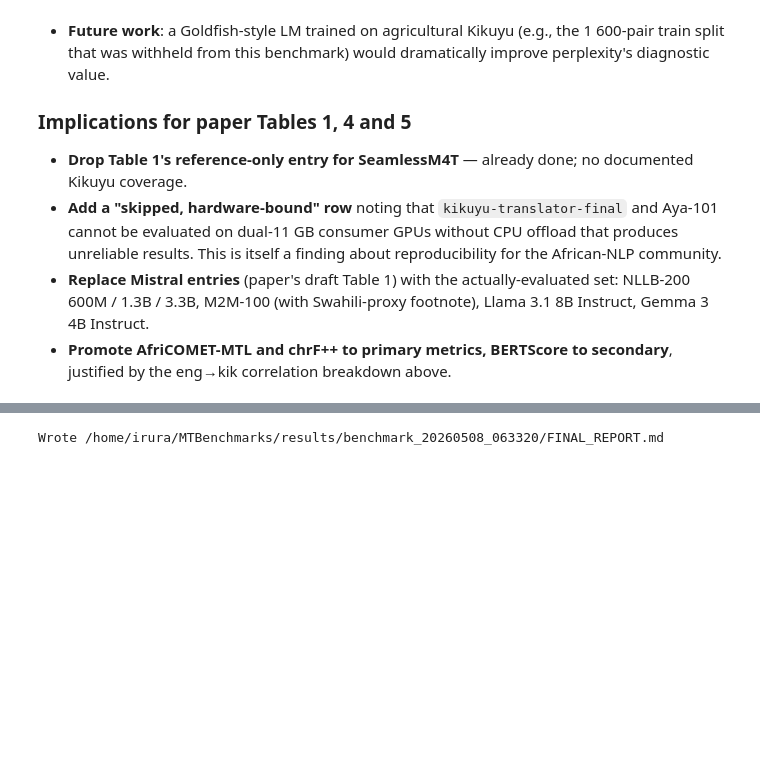
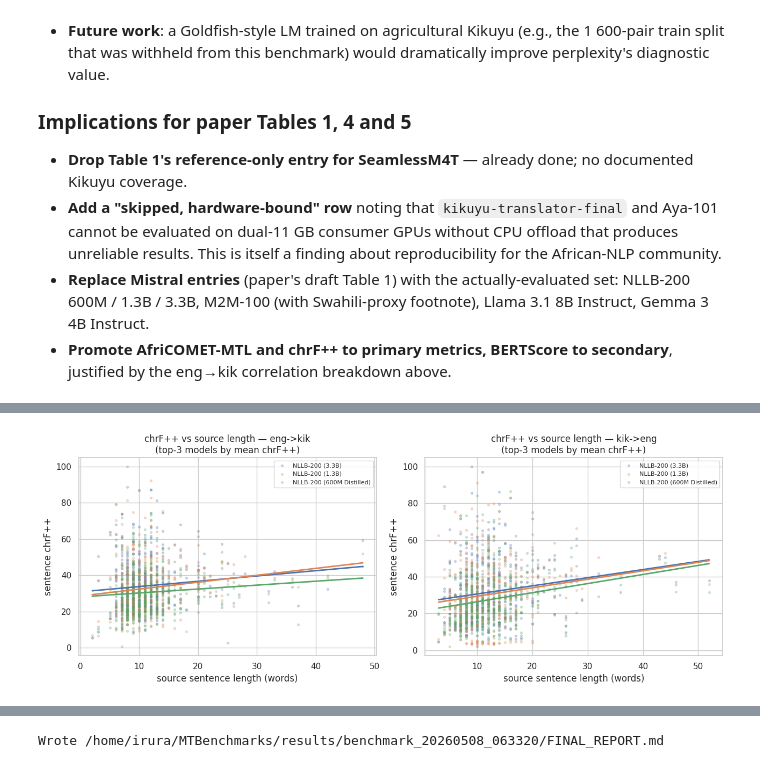
Before and after one commit to markgachara/MTBenchmarks, a Jupyter notebook: analysis.ipynb, the cells around one changed output, grey strips where cells are left out. Drawn from its saved outputs; the diff is of its cells as text; code cells hidden in the pictures; blank space fills up the shorter version.

```diff
--- a/analysis.ipynb
+++ b/analysis.ipynb
@@ -596,0 +695,84 @@ Two practical takeaways for the paper:
+# %%
+# §13.2 Sentence-length effect on chrF++
+#
+# For each model in each direction, fit OLS chrF++ ~ source_word_count and
+# report slope, intercept, and Pearson r. A negative slope means the model
+# degrades on long sentences — typical for low-resource MT due to
+# error accumulation in autoregressive decoding.
+#
+# Also compute length-ratio = mean(pred_words) / mean(ref_words) per model
+# to quantify systematic compression / expansion (paper §3.4.2).
+
+import scipy.stats as st
+
+def src_wc(text: str) -> int:
+    return len((text or "").split())
+
+length_rows = []
+ratio_rows = []
+for direction, models in full_metrics.items():
+    for model_name in models:
+        sd = load_sentences(model_name, direction)
+        if sd.empty:
+            continue
+        sd = sd.assign(
+            src_words=sd["source"].apply(src_wc),
+            pred_words=sd["translation"].apply(src_wc),
+            ref_words=sd["reference"].apply(src_wc),
+            chrf_pp=[sent_chrf_pp(h, r) for h, r in zip(sd["translation"], sd["reference"])],
+        )
+        # OLS regression
+        x = sd["src_words"].to_numpy(dtype=float)
+        y = sd["chrf_pp"].to_numpy(dtype=float)
+        if len(x) > 5 and x.std() > 0:
+            slope, intercept, r, p, se = st.linregress(x, y)
+        else:
+            slope = intercept = r = p = se = float("nan")
+        length_rows.append({
+            "direction": direction, "model": model_name,
+            "slope_chrfpp_per_word": slope, "intercept": intercept,
+            "pearson_r": r, "p_value": p, "n": len(x),
+        })
+        # Length ratio
+        pred_total = sd["pred_words"].sum()
+        ref_total = sd["ref_words"].sum()
+        ratio_rows.append({
+            "direction": direction, "model": model_name,
+            "length_ratio": pred_total / ref_total if ref_total else float("nan"),
+            "mean_pred_words": float(sd["pred_words"].mean()),
+            "mean_ref_words": float(sd["ref_words"].mean()),
+        })
+
+length_df = pd.DataFrame(length_rows)
+ratio_df = pd.DataFrame(ratio_rows)
+print("=== chrF++ ~ source length (OLS per model) ===")
+print(length_df.sort_values(["direction", "slope_chrfpp_per_word"]).to_string(index=False))
+print("\n=== Length ratio (pred / ref words) ===")
+print(ratio_df.sort_values(["direction", "length_ratio"]).to_string(index=False))
+
+# Length-effect plot: scatter+lowess for the strongest and weakest models per direction
+fig, axes = plt.subplots(1, 2, figsize=(13, 5))
+for ax, direction in zip(axes, ["eng->kik", "kik->eng"]):
+    sub = sent_df[sent_df["direction"] == direction].copy()
+    sub = sub.assign(src_words=sub["source"].apply(src_wc))
+    # Pick top-3 models by mean chrF++ for clarity
+    top3 = (sub.groupby("model")["chrf_pp"].mean()
+                .sort_values(ascending=False).head(3).index.tolist())
+    for m in top3:
+        s = sub[sub["model"] == m]
+        ax.scatter(s["src_words"], s["chrf_pp"], alpha=0.25, s=8, label=m)
+        # OLS line
+        x = s["src_words"].to_numpy(dtype=float)
+        y = s["chrf_pp"].to_numpy(dtype=float)
+        if x.std() > 0:
+            sl, intc, *_ = st.linregress(x, y)
+            xs = np.linspace(x.min(), x.max(), 50)
+            ax.plot(xs, sl * xs + intc, lw=2)
+    ax.set_title(f"chrF++ vs source length — {direction}\n(top-3 models by mean chrF++)")
+    ax.set_xlabel("source sentence length (words)")
+    ax.set_ylabel("sentence chrF++")
+    ax.legend(loc="upper right", fontsize=8)
+plt.tight_layout()
+plt.savefig(RUN / "length_effect.png", dpi=120)
+plt.show()
+# %% [output]
@@ -596,0 +796 @@ Two practical takeaways for the paper:
+[figure, added]
```
Also changed, not shown: parts of 8 cells of this notebook, 5 other files.
